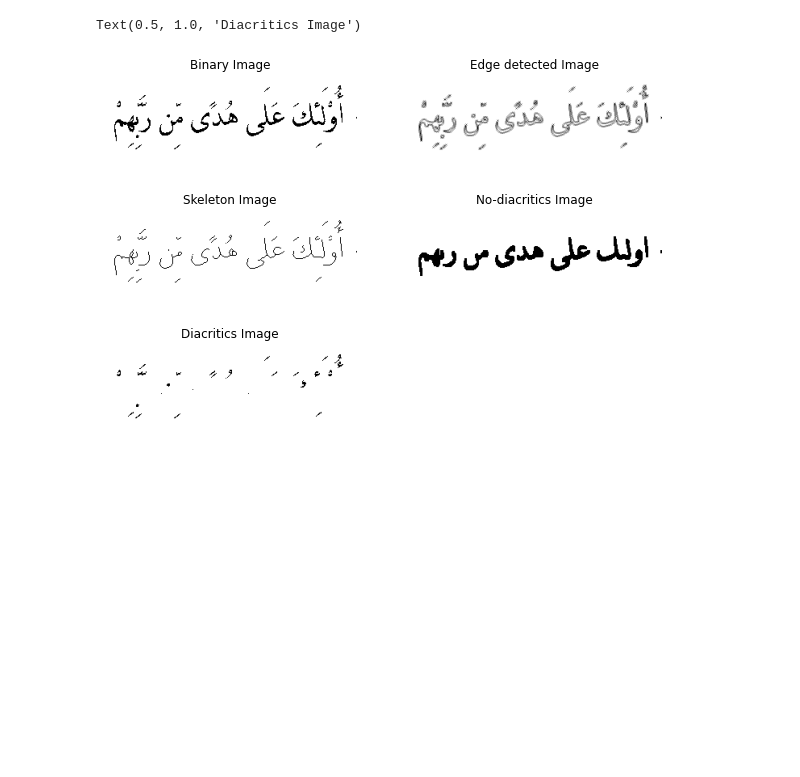
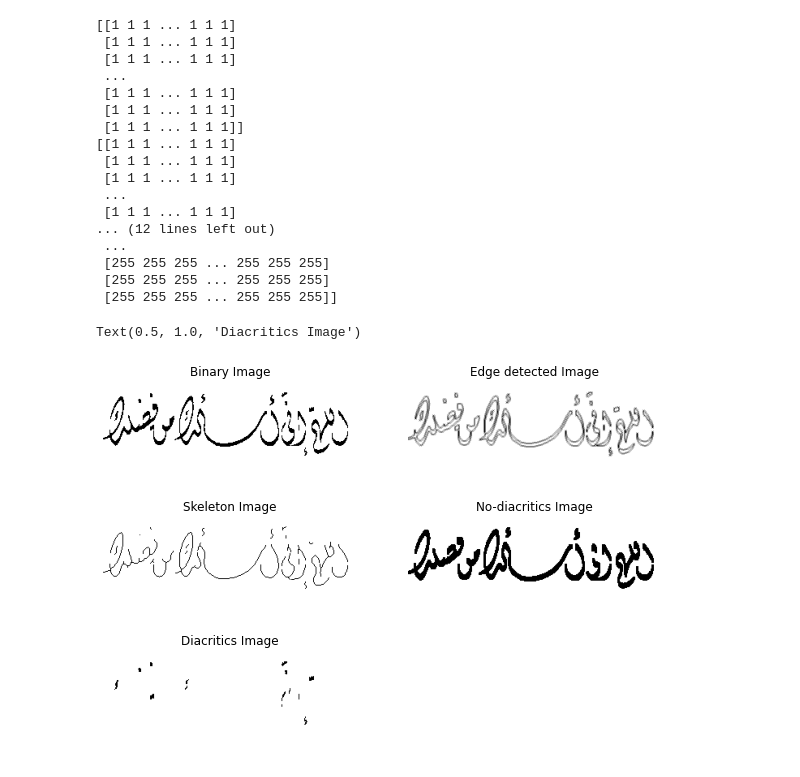
Before and after one commit to HebaAliNassif/Arabic_Calligraphy_Font_Identification, a Jupyter notebook: ACdata_base/Preprocessing.ipynb, the cells around one changed output. Cells and saved outputs as stored; diff of their text form; code cells hidden in the pictures; blank space fills up the shorter version.

```diff
--- a/ACdata_base/Preprocessing.ipynb
+++ b/ACdata_base/Preprocessing.ipynb
@@ -25,6 +23,20 @@ def convertToGrayScale(image):
 #   2-Separating the text from the background using threshold i.e converting to binary images
 def convertToBinary(image):
     ret, binaryImage = cv2.threshold(image, 127, 1, cv2.THRESH_BINARY)
+
+    # if the background is black invert it
+    count1=0
+    count0=0
+    M,N=binaryImage.shape
+    for i in range(M):
+        for j in range(N):
+            if binaryImage[i,j]==1:
+                count1=count1+1
+            else:
+                count0=count0+1
+    if  count0 > count1:
+        binaryImage=1-binaryImage
+
     return binaryImage
 # %%
 #   3-Extracting following images from the input image:a-Edge image
@@ -63,10 +75,14 @@ def getDiacriticsImage(image):
     textImageDilated = 1-cv2.dilate(1-text,kernel)
 
     #Extracting the removed diacritics and inverting it
+    print(diacritic)
+    print(text)
     diacriticImage=diacritic-text
-    diacriticImage=255-diacriticImage
+    print(diacriticImage)
+    diacriticImageInv=255-diacriticImage
+    print(diacriticImageInv)
 
-    return textImageDilated,diacriticImage
+    return textImageDilated,diacriticImageInv
 # %%
 # preprocessing Function:
 def preprocessing(image):
@@ -78,7 +94,8 @@ def preprocessing(image):
     return bImage,edgeImage,skelImage,TextImage,diacImage
 # %%
 #Testing the functions
-img=cv2.imread('../ACdata_base/2/0192.jpg')
+img=cv2.imread('../ACdata_base/1/0085.jpg')
+
 Bimg,EdgeImage,SImage,TImage,DImage=preprocessing(img)
 
 rows=3
@@ -87,32 +104,49 @@ fig = plt.figure(figsize=(10, 7))
 
 
 fig.add_subplot(rows, cols, 1)
 plt.imshow(Bimg,'gray')
 plt.axis('off')
 plt.title("Binary Image")
 
 
 fig.add_subplot(rows, cols, 2)
 plt.imshow(EdgeImage,'gray')
 plt.axis('off')
 plt.title("Edge detected Image")
 
 fig.add_subplot(rows, cols, 3)
 plt.imshow(SImage,'gray')
 plt.axis('off')
 plt.title("Skeleton Image")
 
 
 fig.add_subplot(rows, cols, 4)
 plt.imshow(TImage,'gray')
 plt.axis('off')
 plt.title("No-diacritics Image")
 
 
 fig.add_subplot(rows, cols, 5)
 plt.imshow(DImage,'gray')
 plt.axis('off')
 plt.title("Diacritics Image")
 # %% [output]
-Text(0.5, 1.0, 'Diacritics Image')
+[[1 1 1 ... 1 1 1]
+ [1 1 1 ... 1 1 1]
+ [1 1 1 ... 1 1 1]
+ ...
+ [1 1 1 ... 1 1 1]
+ [1 1 1 ... 1 1 1]
+ [1 1 1 ... 1 1 1]]
+[[1 1 1 ... 1 1 1]
+ [1 1 1 ... 1 1 1]
+ [1 1 1 ... 1 1 1]
+ ...
+ [1 1 1 ... 1 1 1]
+... (12 lines left out)
+ ...
+ [255 255 255 ... 255 255 255]
+ [255 255 255 ... 255 255 255]
+ [255 255 255 ... 255 255 255]]
+Text(0.5, 1.0, 'Diacritics Image')
-[figure, old version]
+[figure, new version]
```
Also changed, not shown: parts of 1 cell of this notebook.
